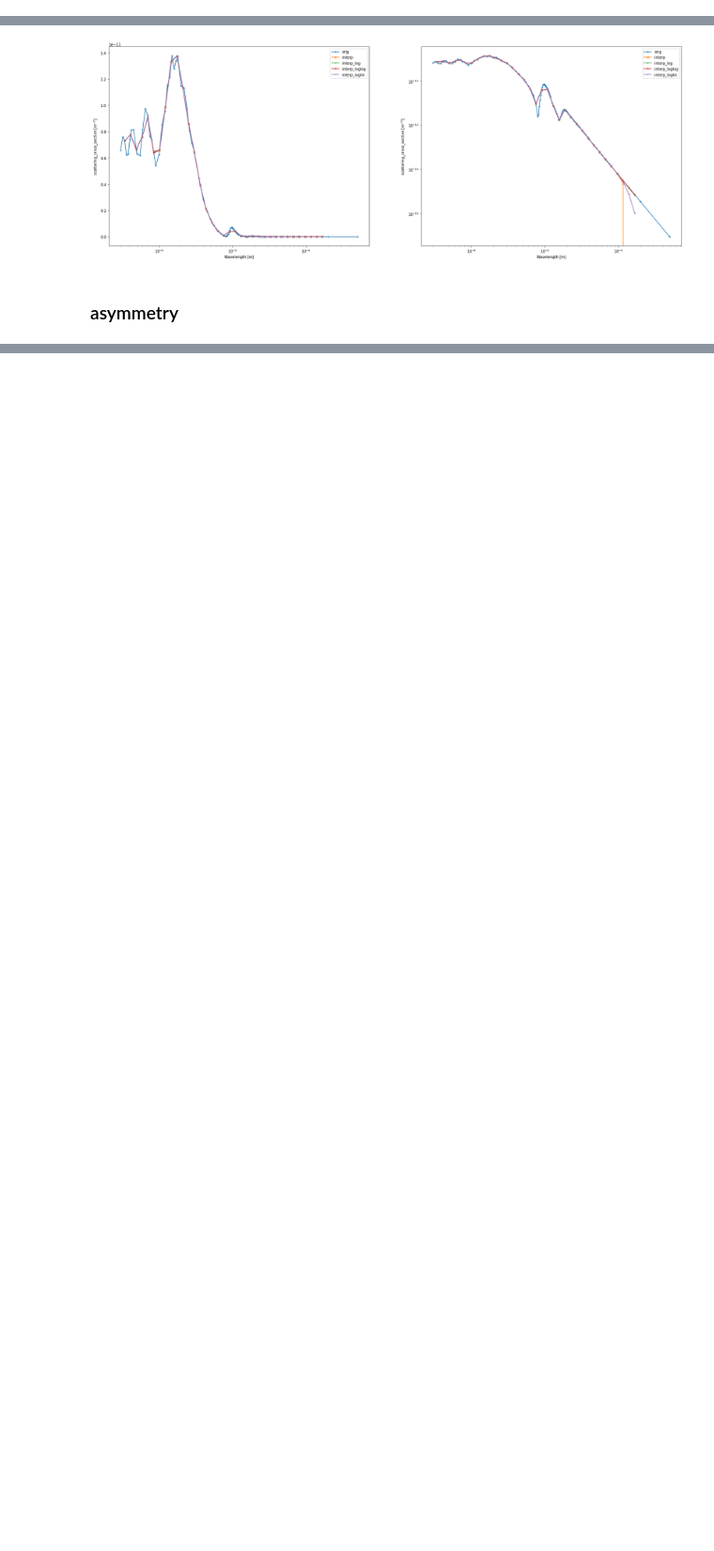
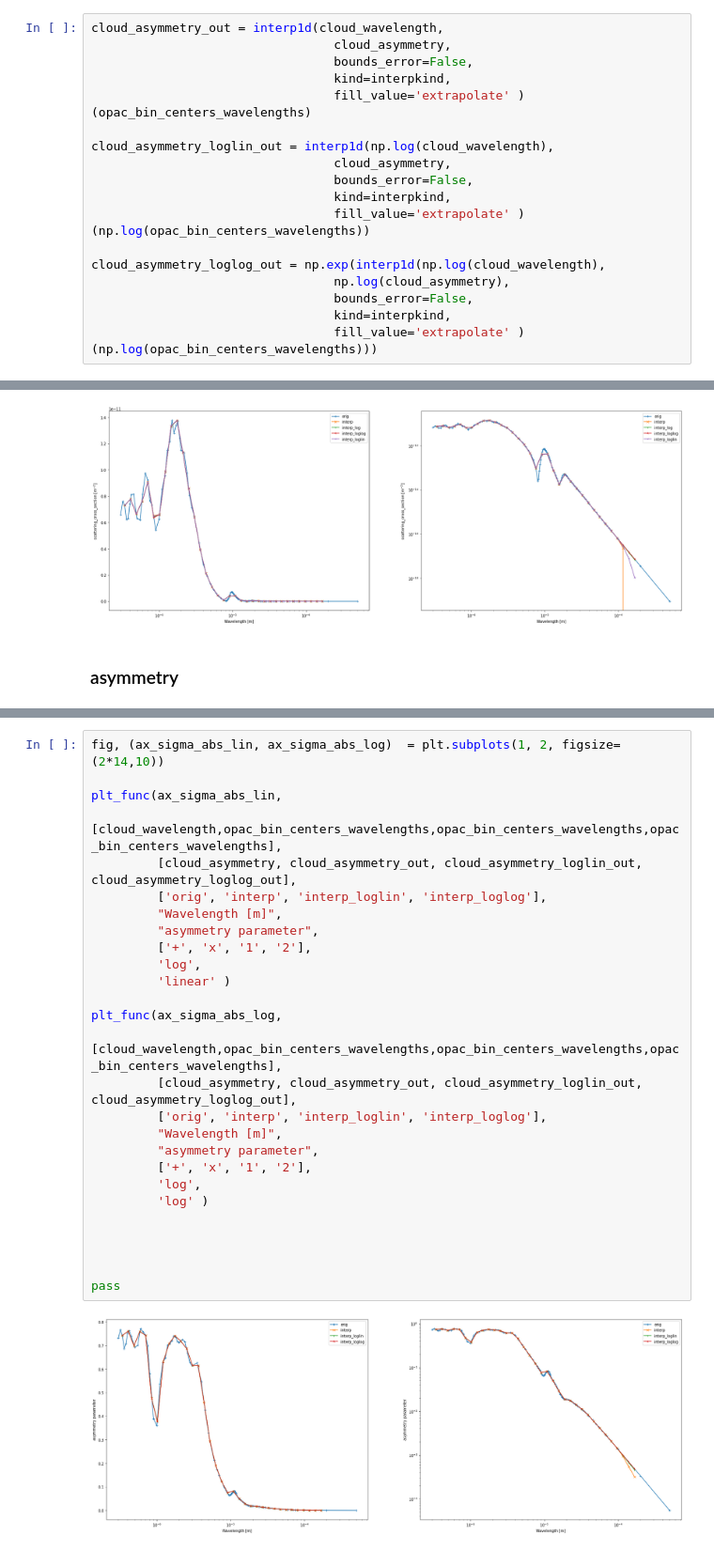
Before and after one commit to nabajour/Alfrodull, a Jupyter notebook: tools/create_cloud_file.ipynb, the cells around one changed output, grey strips where cells are left out. Shown: that part at 94% size. Saved outputs shown, nothing was run; the diff lists cells and outputs as text; blank space fills up the shorter version.

```diff
--- a/tools/create_cloud_file.ipynb
+++ b/tools/create_cloud_file.ipynb
@@ -189,3 +183,21 @@ cloud_asymmetry_out = interp1d(cloud_wavelength,
+# %%
+cloud_asymmetry_out = interp1d(cloud_wavelength,
+                                 cloud_asymmetry,
+                                 bounds_error=False,
+                                 kind=interpkind,
+                                 fill_value='extrapolate' )(opac_bin_centers_wavelengths)
+
+cloud_asymmetry_loglin_out = interp1d(np.log(cloud_wavelength),
+                                 cloud_asymmetry,
+                                 bounds_error=False,
+                                 kind=interpkind,
+                                 fill_value='extrapolate' )(np.log(opac_bin_centers_wavelengths))
+
+cloud_asymmetry_loglog_out = np.exp(interp1d(np.log(cloud_wavelength),
+                                 np.log(cloud_asymmetry),
+                                 bounds_error=False,
+                                 kind=interpkind,
+                                 fill_value='extrapolate' )(np.log(opac_bin_centers_wavelengths)))
 # %% [markdown]
 # plots
 # %% [markdown]
@@ -294,3 +288,32 @@ pass
+# %%
+fig, (ax_sigma_abs_lin, ax_sigma_abs_log)  = plt.subplots(1, 2, figsize=(2*14,10))
+
+plt_func(ax_sigma_abs_lin,
+         [cloud_wavelength,opac_bin_centers_wavelengths,opac_bin_centers_wavelengths,opac_bin_centers_wavelengths],
+         [cloud_asymmetry, cloud_asymmetry_out, cloud_asymmetry_loglin_out, cloud_asymmetry_loglog_out],
+         ['orig', 'interp', 'interp_loglin', 'interp_loglog'],
+         "Wavelength [m]",
+         "asymmetry parameter",
+         ['+', 'x', '1', '2'],
+         'log',
+         'linear' )
+
+plt_func(ax_sigma_abs_log,
+         [cloud_wavelength,opac_bin_centers_wavelengths,opac_bin_centers_wavelengths,opac_bin_centers_wavelengths],
+         [cloud_asymmetry, cloud_asymmetry_out, cloud_asymmetry_loglin_out, cloud_asymmetry_loglog_out],
+         ['orig', 'interp', 'interp_loglin', 'interp_loglog'],
+         "Wavelength [m]",
+         "asymmetry parameter",
+         ['+', 'x', '1', '2'],
+         'log',
+         'log' )
+
+
+
+
+pass
+# %% [output]
+[figure, added]
 # %%
 with h5py.File(cloud_sample_output, "w") as f:
     lambda_dset = f.create_dataset("wavelength", (len(opac_bin_centers_wavelengths),), dtype=np.float64)
```
Also changed, not shown: parts of 3 cells of this notebook, 2 other files.
